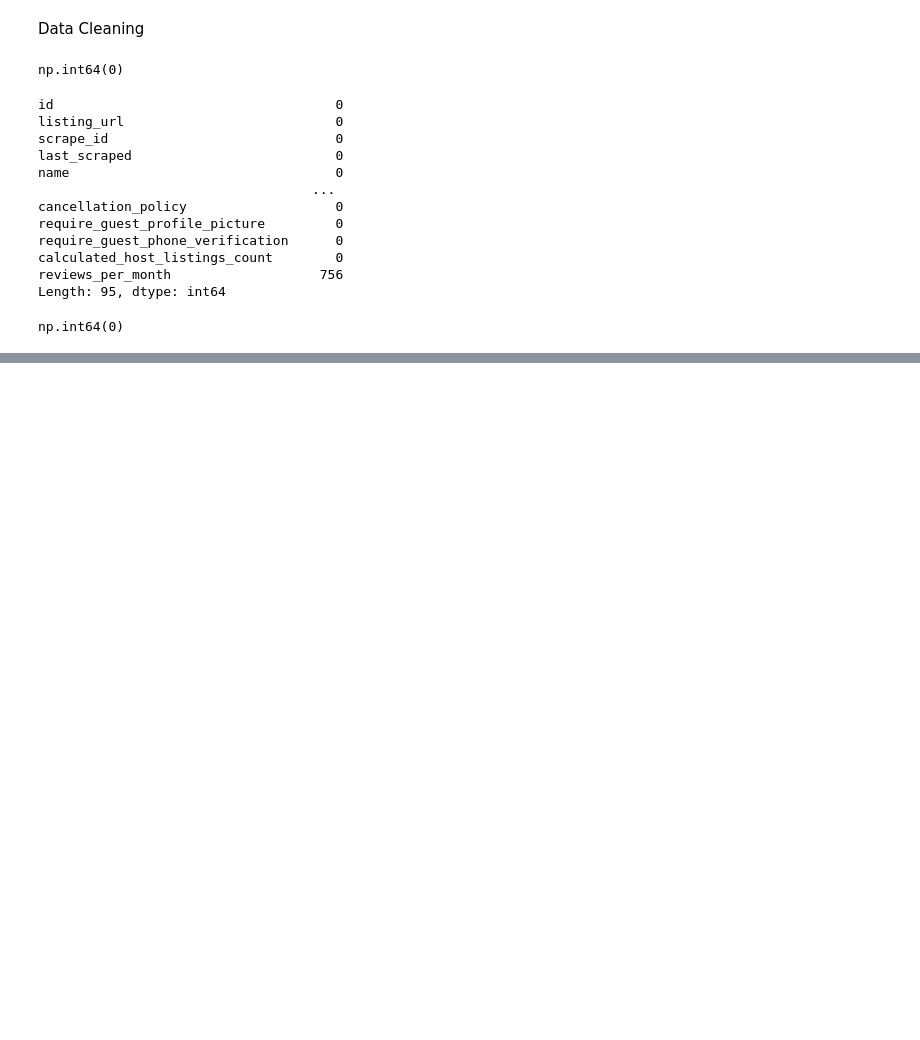
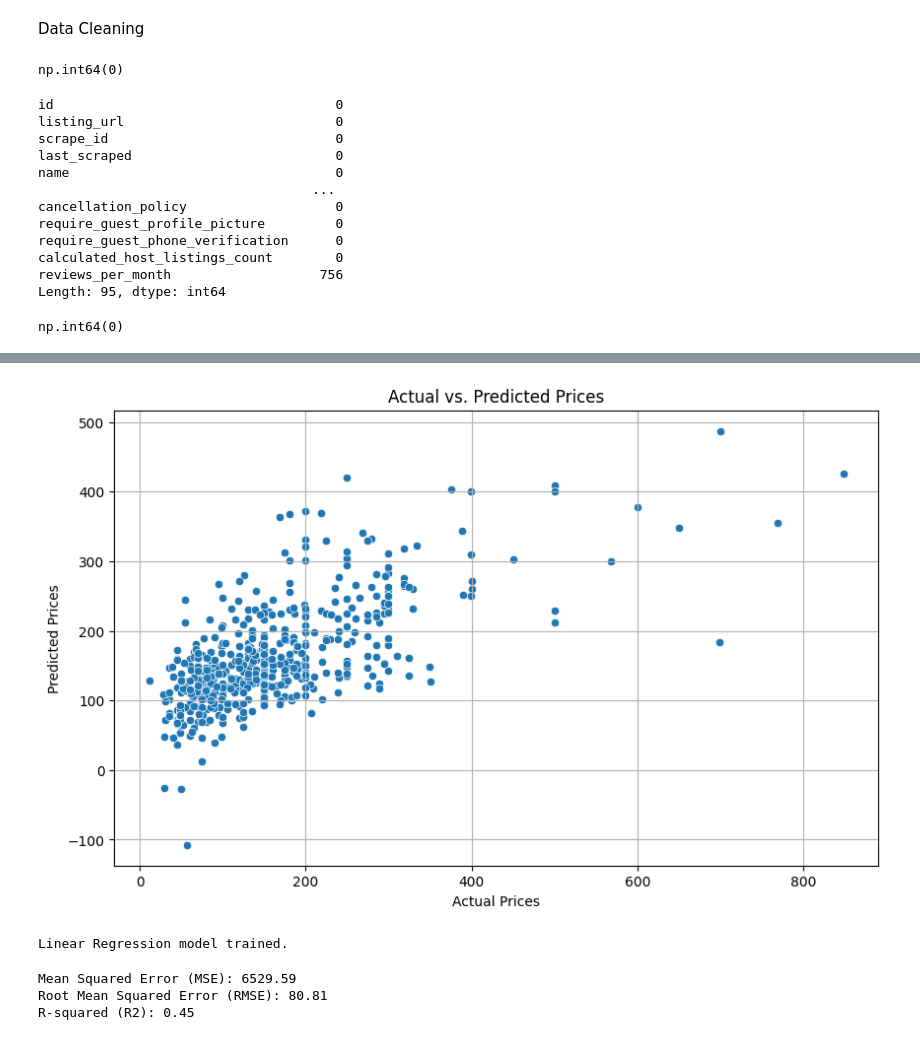
Before and after one commit to Pbartuiyot/Advance-Machine-Learning, a Jupyter notebook: airbnb_boston_sentimental_analysis_customer_reviews.ipynb, the cells around one changed output, grey strips where cells are left out. Drawn from its saved outputs; the diff is of its cells as text; code cells hidden in the pictures; blank space fills up the shorter version.

```diff
--- a/airbnb_boston_sentimental_analysis_customer_reviews.ipynb
+++ b/airbnb_boston_sentimental_analysis_customer_reviews.ipynb
@@ -542,3 +266,0 @@ print(scored_reviews[['comments', 'bert_sentiment']].head())
-# %%
-listing = pd.read_csv('/content/boston_airbnb_listing.csv')
-reviews = pd.read_csv('/content/boston_airbnb_customer_reviews.csv')
@@ -754,0 +584,9 @@ ValueError: Columns must be same length as key
+# %%
+# Select categorical columns from the features dataframe
+categorical_cols = X.select_dtypes(include='object').columns
+
+# Apply one-hot encoding to the categorical columns
+X = pd.get_dummies(X, columns=categorical_cols, drop_first=True)
+
+print("Shape of features (X) after one-hot encoding:", X.shape)
+display(X.head())
@@ -754,0 +601,21 @@ ValueError: Columns must be same length as key
+# %%
+from sklearn.model_selection import train_test_split
+
+# Split the data into training and testing sets
+X_train, X_test, y_train, y_test = train_test_split(X, y, test_size=0.2, random_state=42) # You can adjust test_size and random_state
+
+# Handle missing values by dropping rows with NaNs in both X_train and X_test and their corresponding y values
+# Combine X_train and y_train, drop rows with NaNs, then separate
+train_data = pd.concat([X_train, y_train], axis=1).dropna()
+X_train = train_data.drop('price', axis=1)
+y_train = train_data['price']
+
+# Combine X_test and y_test, drop rows with NaNs, then separate
+test_data = pd.concat([X_test, y_test], axis=1).dropna()
+X_test = test_data.drop('price', axis=1)
+y_test = test_data['price']
+
+print("Shape of X_train after dropping NaNs:", X_train.shape)
+print("Shape of y_train after dropping NaNs:", y_train.shape)
+print("Shape of X_test after dropping NaNs:", X_test.shape)
+print("Shape of y_test after dropping NaNs:", y_test.shape)
@@ -754,0 +649,45 @@ ValueError: Columns must be same length as key
+# %%
+import matplotlib.pyplot as plt
+import seaborn as sns
+
+# Create a scatter plot of actual vs. predicted prices
+plt.figure(figsize=(10, 6))
+sns.scatterplot(x=y_test, y=y_pred)
+plt.xlabel("Actual Prices")
+plt.ylabel("Predicted Prices")
+plt.title("Actual vs. Predicted Prices")
+plt.grid(True)
+plt.show()
+# %% [output]
+[figure, added]
+# %%
+from sklearn.linear_model import LinearRegression
+
+# Initialize the Linear Regression model
+model = LinearRegression()
+
+# Train the model on the training data
+model.fit(X_train, y_train)
+
+print("Linear Regression model trained.")
+# %% [output]
+Linear Regression model trained.
+# %%
+from sklearn.metrics import mean_squared_error, r2_score
+import numpy as np
+
+# Make predictions on the test set
+y_pred = model.predict(X_test)
+
+# Evaluate the model using Mean Squared Error (MSE) and Root Mean Squared Error (RMSE)
+mse = mean_squared_error(y_test, y_pred)
+rmse = np.sqrt(mse)
+r2 = r2_score(y_test, y_pred)
+
+print(f"Mean Squared Error (MSE): {mse:.2f}")
+print(f"Root Mean Squared Error (RMSE): {rmse:.2f}")
+print(f"R-squared (R2): {r2:.2f}")
+# %% [output]
+Mean Squared Error (MSE): 6529.59
+Root Mean Squared Error (RMSE): 80.81
+R-squared (R2): 0.45
```
Also changed, not shown: parts of 60 cells of this notebook.
